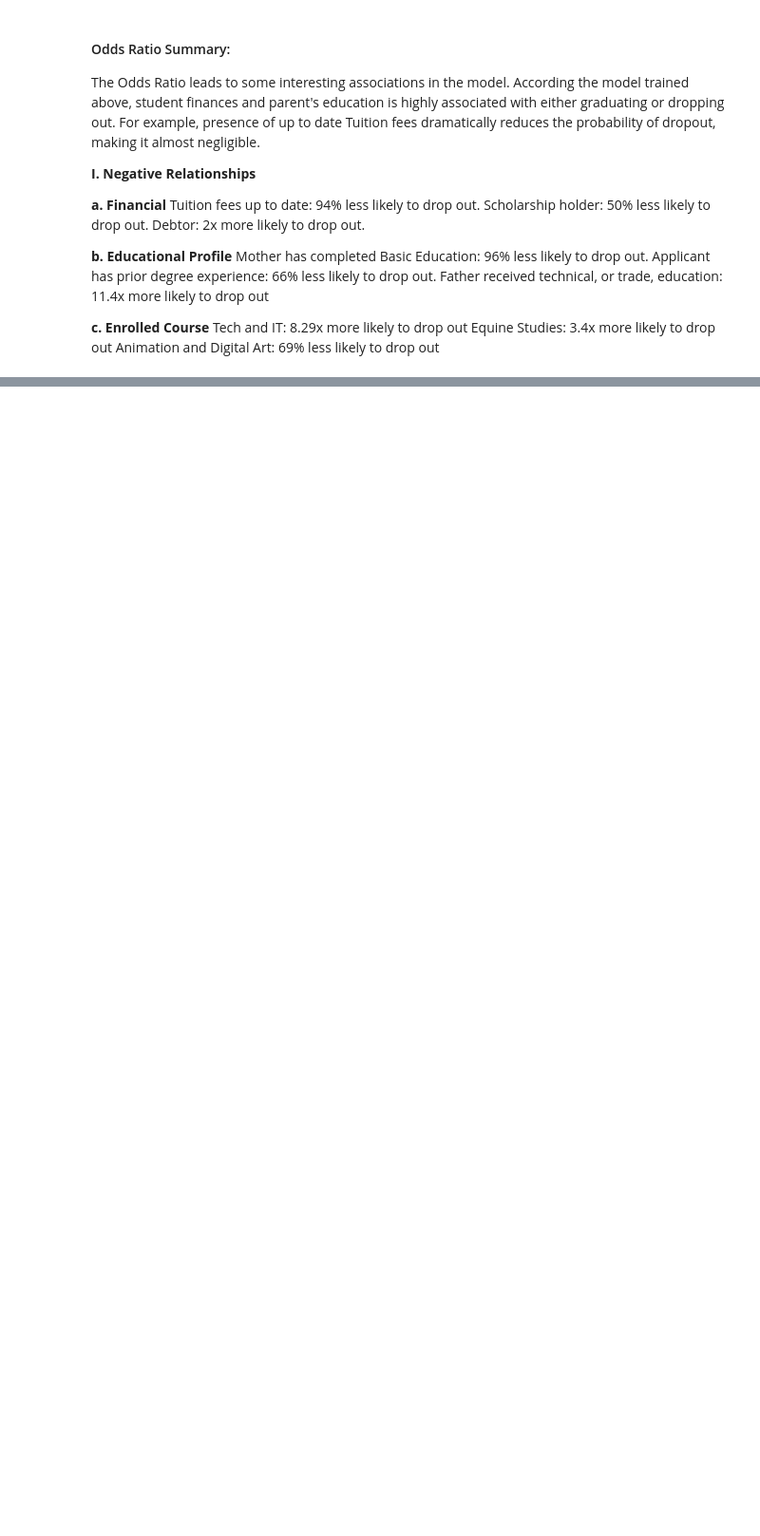
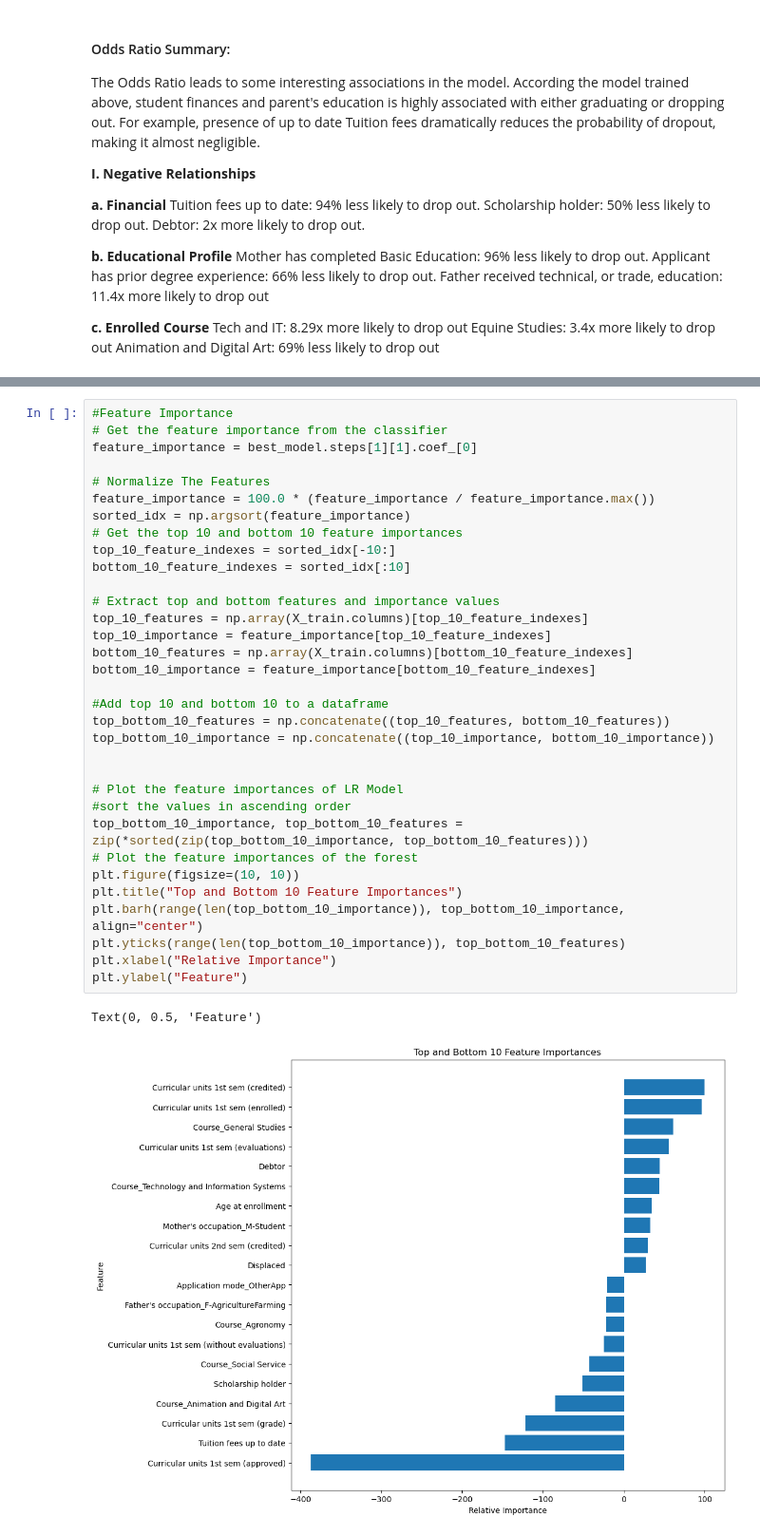
Before and after one commit to Kevin-Kwasnik/student-dropout-prediction, a Jupyter notebook: 4.Modeling/Modeling.ipynb, the cells around one changed output, grey strips where cells are left out. Shown at 95% size. Saved outputs shown, nothing was run; the diff lists cells and outputs as text; blank space fills up the shorter version.

```diff
--- a/4.Modeling/Modeling.ipynb
+++ b/4.Modeling/Modeling.ipynb
@@ -282,0 +396,36 @@ Animation and Digital Art: 69% less likely to drop out</br>
+# %%
+#Feature Importance
+# Get the feature importance from the classifier
+feature_importance = best_model.steps[1][1].coef_[0]
+
+# Normalize The Features
+feature_importance = 100.0 * (feature_importance / feature_importance.max())
+sorted_idx = np.argsort(feature_importance)
+# Get the top 10 and bottom 10 feature importances
+top_10_feature_indexes = sorted_idx[-10:]
+bottom_10_feature_indexes = sorted_idx[:10]
+
+# Extract top and bottom features and importance values
+top_10_features = np.array(X_train.columns)[top_10_feature_indexes]
+top_10_importance = feature_importance[top_10_feature_indexes]
+bottom_10_features = np.array(X_train.columns)[bottom_10_feature_indexes]
+bottom_10_importance = feature_importance[bottom_10_feature_indexes]
+
+#Add top 10 and bottom 10 to a dataframe
+top_bottom_10_features = np.concatenate((top_10_features, bottom_10_features))
+top_bottom_10_importance = np.concatenate((top_10_importance, bottom_10_importance))
+
+
+# Plot the feature importances of LR Model
+#sort the values in ascending order
+top_bottom_10_importance, top_bottom_10_features = zip(*sorted(zip(top_bottom_10_importance, top_bottom_10_features)))
+# Plot the feature importances of the forest
+plt.figure(figsize=(10, 10))
+plt.title("Top and Bottom 10 Feature Importances")
+plt.barh(range(len(top_bottom_10_importance)), top_bottom_10_importance, align="center")
+plt.yticks(range(len(top_bottom_10_importance)), top_bottom_10_features)
+plt.xlabel("Relative Importance")
+plt.ylabel("Feature")
+# %% [output]
+Text(0, 0.5, 'Feature')
+[figure, added]
```
Also changed, not shown: parts of 18 cells of this notebook, 5 other files.
